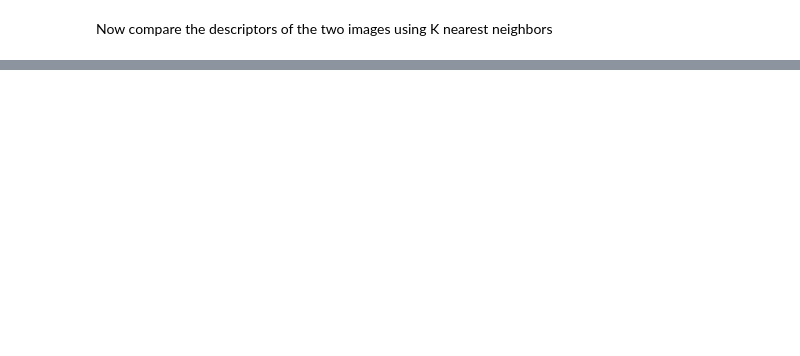
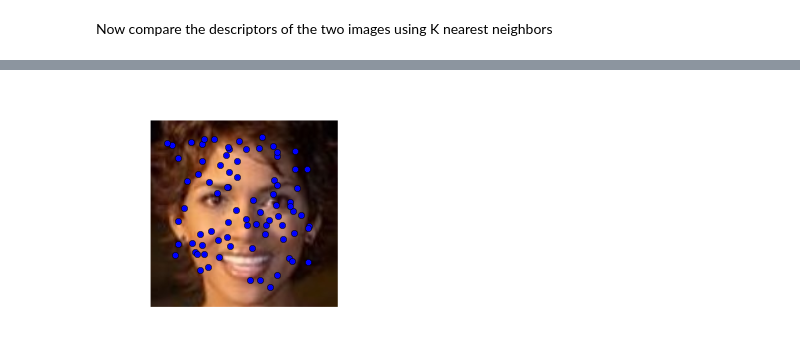
Before and after one commit to arnfred/Mirror-Match, a Jupyter notebook: code/descriptors/OpenCV-Surf.ipynb, the cells around one changed output, grey strips where cells are left out. Saved outputs shown, nothing was run; the diff lists cells and outputs as text; code cells hidden in the pictures; blank space fills up the shorter version.

```diff
--- a/code/descriptors/OpenCV-Surf.ipynb
+++ b/code/descriptors/OpenCV-Surf.ipynb
@@ -119,0 +110,8 @@ sift.plot_matches(imread(m1), imread(m2),getPositions(keypoints_im1), getPositio
+# %%
+extractor = cv2.DescriptorExtractor_create("SURF")
+test = cv2.SURF()
+kp1, desc1 = test.detectAndCompute(im1, None, useProvidedKeypoints = True)
+desc1 == descriptors_im1
+sift.plot_features(im2[:,:,::-1], getPositions(keypoints_im2))
+# %% [output]
+[figure, added]
```
Also changed, not shown: parts of 10 cells of this notebook, 3 other files.
